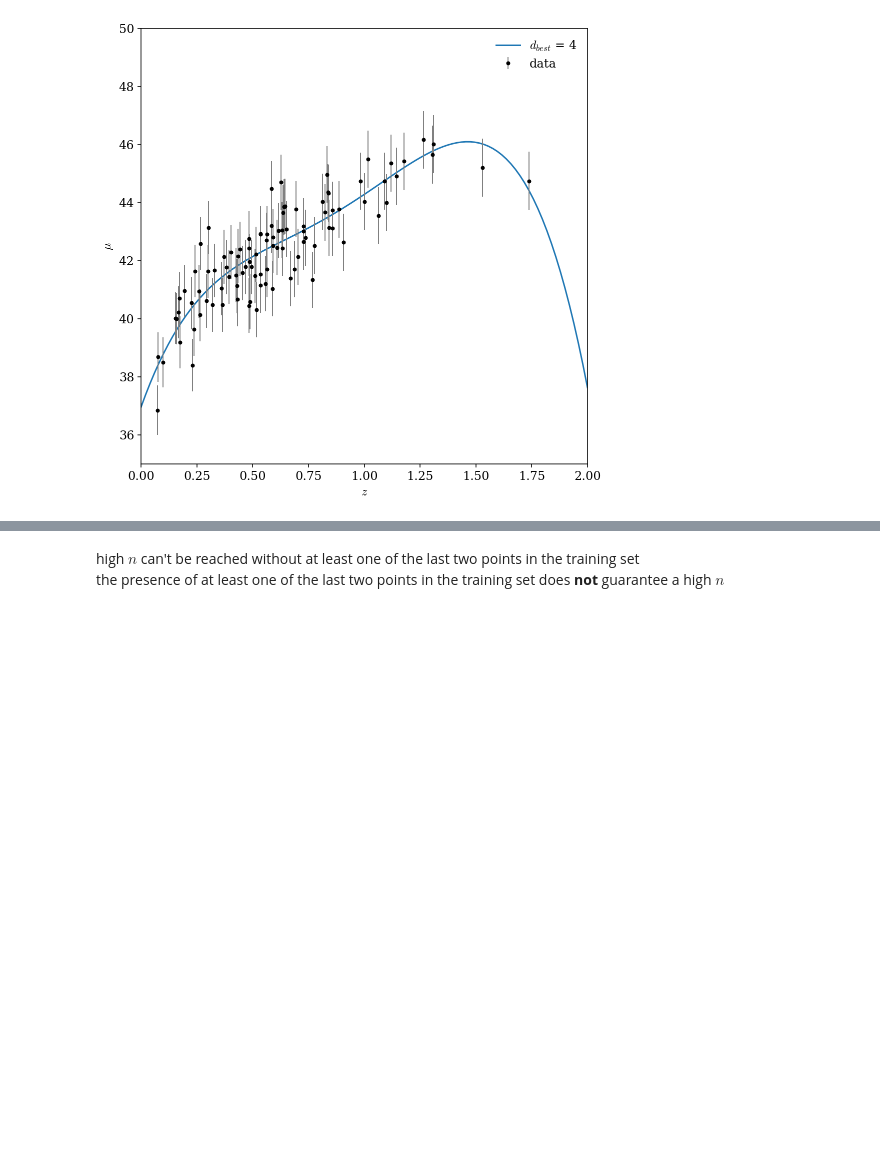
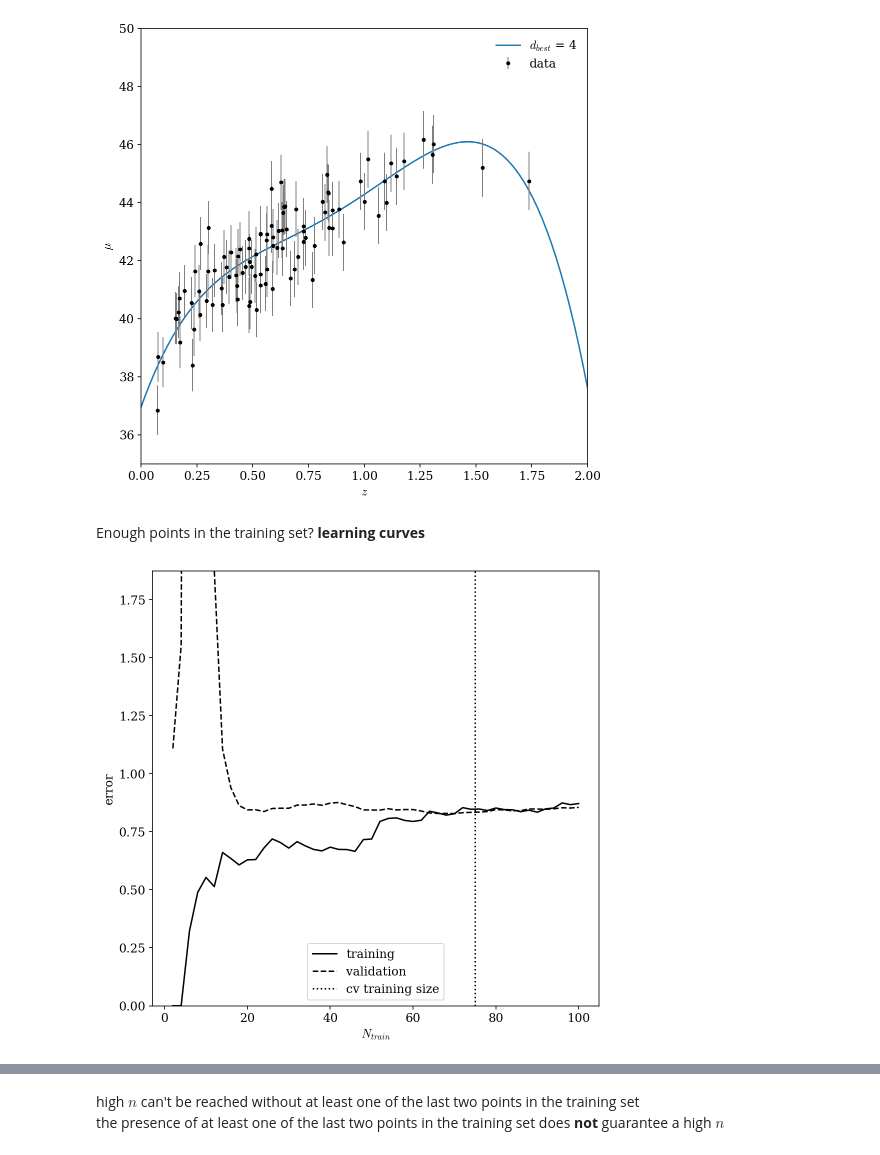
Before and after one commit to asantini29/astrostatistics_bicocca_2022, a Jupyter notebook: working/L17_SN_z.ipynb, the cells around one changed output, grey strips where cells are left out. Drawn from its saved outputs; the diff is of its cells as text; code cells hidden in the pictures; blank space fills up the shorter version.

```diff
--- a/working/L17_SN_z.ipynb
+++ b/working/L17_SN_z.ipynb
@@ -220,6 +215,31 @@ plt.legend(frameon = False)
 plt.show()
 # %% [output]
 [figure]
+# %% [markdown]
+Enough points in the training set? **learning curves**
+# %%
+Nrange = np.arange(2, len(z_sample) + 1, 2)
+poly_model = PolynomialRegression(d_best)
+training_e = []
+validation_e = []
+for n in Nrange:
+    poly_model.fit(z_sk[:n], mu_sample[:n], dmu[:n])
+    training_e.append(error(mu_sample[:n], z_sample[:n], poly_model))
+    validation_e.append(error(mu_val, z_val, poly_model))
+
+plt.plot(Nrange, training_e, c='k', label='training')
+plt.plot(Nrange, validation_e, c='k', ls='--', label='validation')
+
+plt.axvline(len(z_train), c = 'k', ls = ':', label = 'cv training size')
+
+plt.xlabel(r'$N_{train}$')
+plt.ylabel('error')
+plt.ylim(0, max(training_e) + 1)
+
+plt.legend()
+plt.show()
+# %% [output]
+[figure, added]
 # %%
 #check if the last points raise the order of the polynomial
 N = 30
```
Also changed, not shown: parts of 37 cells of this notebook.
